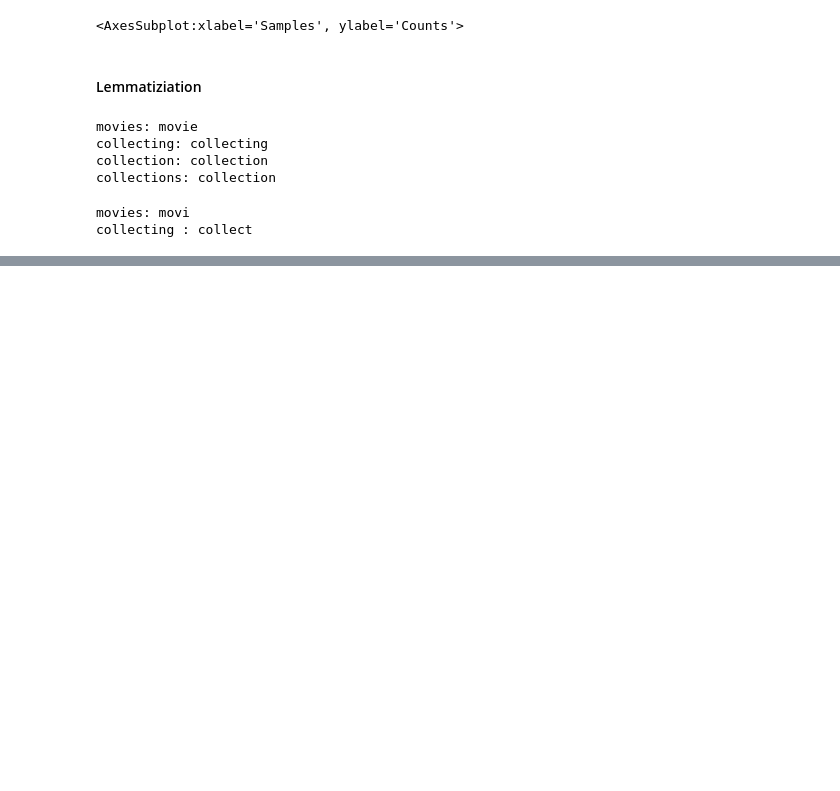
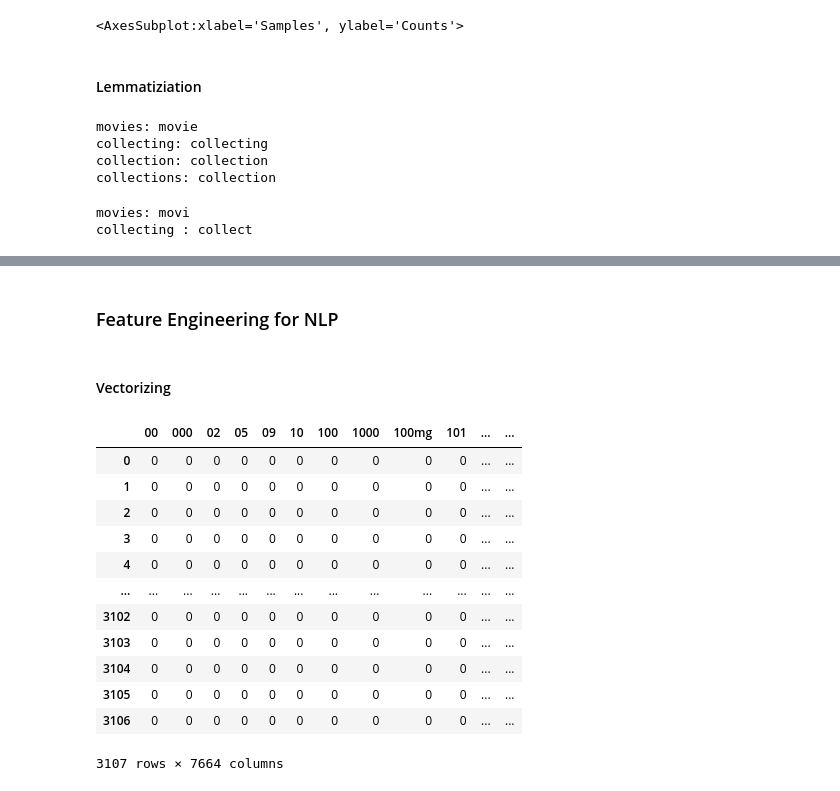
Before and after one commit to WickedoneC/Healthcare, a Jupyter notebook: Druglib NLP/Druglib_FullText.ipynb, the cells around one changed output, grey strips where cells are left out. Drawn from its saved outputs; the diff is of its cells as text; code cells hidden in the pictures; blank space fills up the shorter version.

```diff
--- a/Druglib NLP/Druglib_FullText.ipynb
+++ b/Druglib NLP/Druglib_FullText.ipynb
@@ -269,0 +267,26 @@ print(lemmatized_review)
+# %% [markdown]
+### Feature Engineering for NLP
+# %% [markdown]
+#### Vectorizing
+# %%
+# Convert a collection of text documents to a matrix of token counts
+docs = review
+vec = CountVectorizer(stop_words=None)
+X = vec.fit_transform(docs)
+
+df = pd.DataFrame(X.toarray(), columns = vec.get_feature_names())
+df
+# %% [output]
+|  | 00 | 000 | 02 | 05 | 09 | 10 | 100 | 1000 | 100mg | 101 | ... | ... |
+| 0 | 0 | 0 | 0 | 0 | 0 | 0 | 0 | 0 | 0 | 0 | ... | ... |
+| 1 | 0 | 0 | 0 | 0 | 0 | 0 | 0 | 0 | 0 | 0 | ... | ... |
+| 2 | 0 | 0 | 0 | 0 | 0 | 0 | 0 | 0 | 0 | 0 | ... | ... |
+| 3 | 0 | 0 | 0 | 0 | 0 | 0 | 0 | 0 | 0 | 0 | ... | ... |
+| 4 | 0 | 0 | 0 | 0 | 0 | 0 | 0 | 0 | 0 | 0 | ... | ... |
+| ... | ... | ... | ... | ... | ... | ... | ... | ... | ... | ... | ... | ... |
+| 3102 | 0 | 0 | 0 | 0 | 0 | 0 | 0 | 0 | 0 | 0 | ... | ... |
+| 3103 | 0 | 0 | 0 | 0 | 0 | 0 | 0 | 0 | 0 | 0 | ... | ... |
+| 3104 | 0 | 0 | 0 | 0 | 0 | 0 | 0 | 0 | 0 | 0 | ... | ... |
+| 3105 | 0 | 0 | 0 | 0 | 0 | 0 | 0 | 0 | 0 | 0 | ... | ... |
+| 3106 | 0 | 0 | 0 | 0 | 0 | 0 | 0 | 0 | 0 | 0 | ... | ... |
+3107 rows × 7664 columns
```
Also changed, not shown: parts of 21 cells of this notebook, 1 other file.
